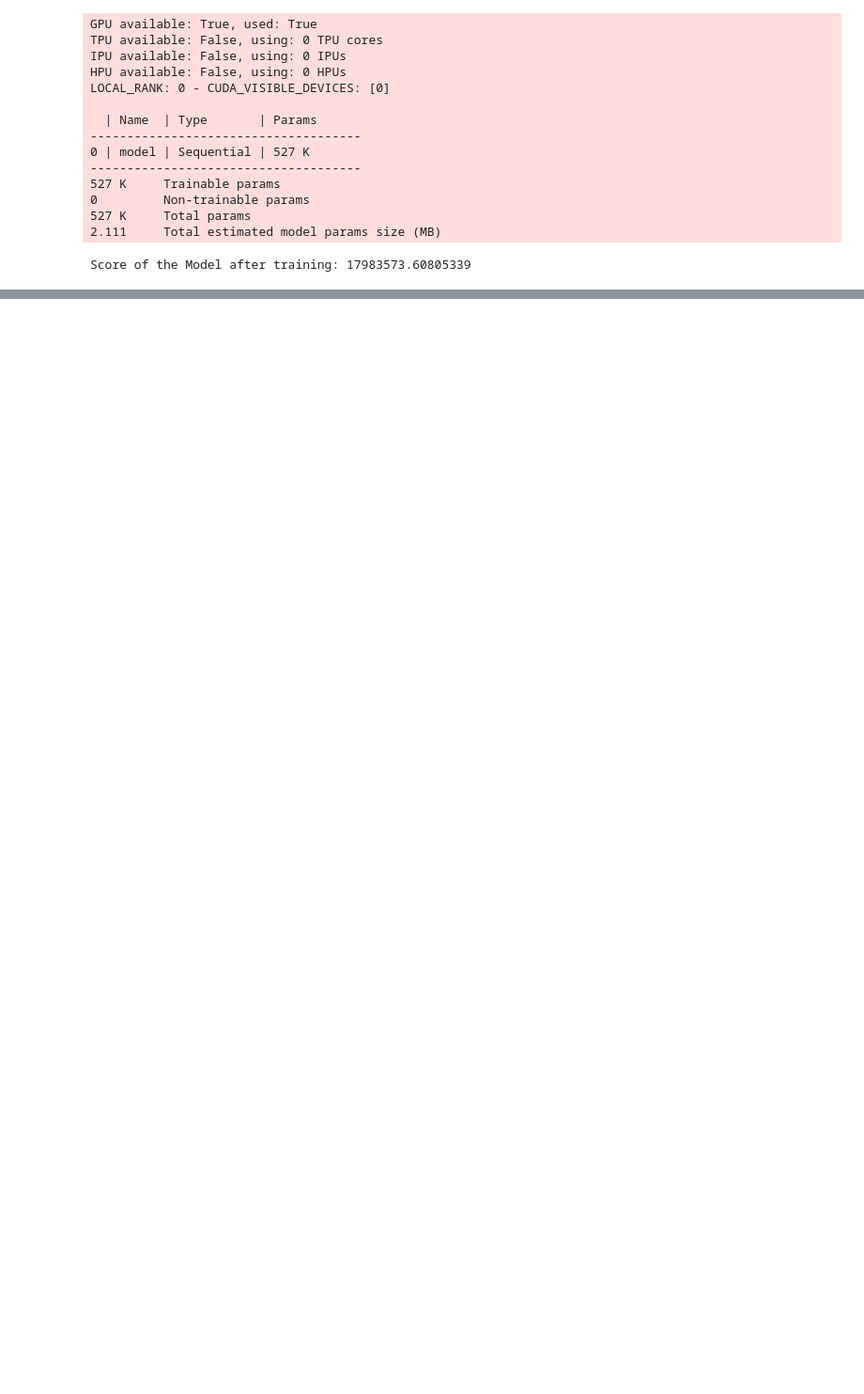
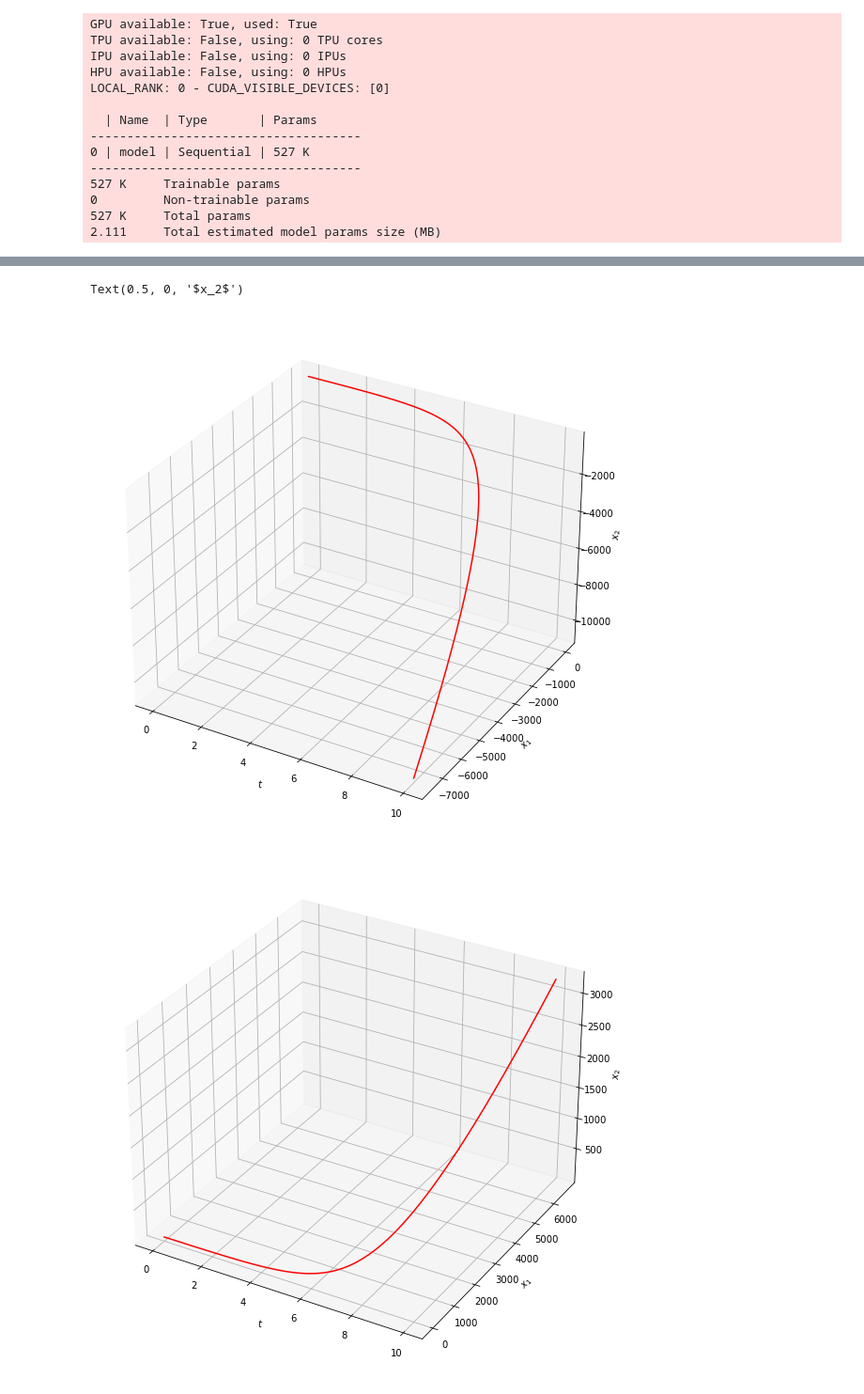
Before and after one commit to mlcms-SS22-Group-A/mlcms-SS22-Group-A, a Jupyter notebook: Euler.ipynb, the cells around one changed output, grey strips where cells are left out. Shown: that part at 94% size. Drawn from its saved outputs; the diff is of its cells as text; code cells hidden in the pictures; blank space fills up the shorter version.

```diff
--- a/Euler.ipynb
+++ b/Euler.ipynb
@@ -274,7 +264,3 @@ LOCAL_RANK: 0 - CUDA_VISIBLE_DEVICES: [0]
 0         Non-trainable params
 527 K     Total params
 2.111     Total estimated model params size (MB)
-# %%
-print("Score of the Model after training:", evaluate_model(model, validation_dataset))
-# %% [output]
-Score of the Model after training: 17983573.60805339
@@ -282,0 +267,39 @@ Score of the Model after training: 17983573.60805339
+# %%
+print("Score of the Model after training:", evaluate_model(model, validation_dataset))
+
+# plot the first one
+recreation = recreate_trajectory(model, start_positions[0], t_eval[0], t_eval[-1], delta_t)
+
+# unzip the list
+recreation = [[i for i, j in recreation],
+                 [j for i, j in recreation]]
+
+print("FIRST VALUE: ", recreation[0][0], recreation[0][1])
+print("LAST VALUE: ", recreation[-1][0], recreation[-1][1])
+
+fig = plt.figure(figsize=(10, 10))
+ax0 = plt.axes(projection="3d")
+ax0.plot(t_eval, recreation[0], recreation[1], label=r"Trajectory with starting point $(-3, -3)$", color="r")
+
+ax0.set_xlabel(r"$t$")
+ax0.set_ylabel(r"$x_1$")
+ax0.set_zlabel(r"$x_2$")
+
+# plot the last one
+recreation = recreate_trajectory(model, start_positions[-1], t_eval[0], t_eval[-1], delta_t)
+
+# unzip the list
+recreation = [[i for i, j in recreation],
+                 [j for i, j in recreation]]
+
+print("FIRST VALUE: ", recreation[0][0], recreation[0][1])
+print("LAST VALUE: ", recreation[-1][0], recreation[-1][1])
+
+fig = plt.figure(figsize=(10, 10))
+ax0 = plt.axes(projection="3d")
+ax0.plot(t_eval, recreation[0], recreation[1], label=r"Trajectory with starting point $(-3, -3)$", color="r")
+
+ax0.set_xlabel(r"$t$")
+ax0.set_ylabel(r"$x_1$")
+ax0.set_zlabel(r"$x_2$")
+# %% [output]
@@ -282,0 +311,3 @@ Score of the Model after training: 17983573.60805339
+Text(0.5, 0, '$x_2$')
+[figure, added]
+[figure, added]
```
Also changed, not shown: parts of 11 cells of this notebook, 1 other file.
